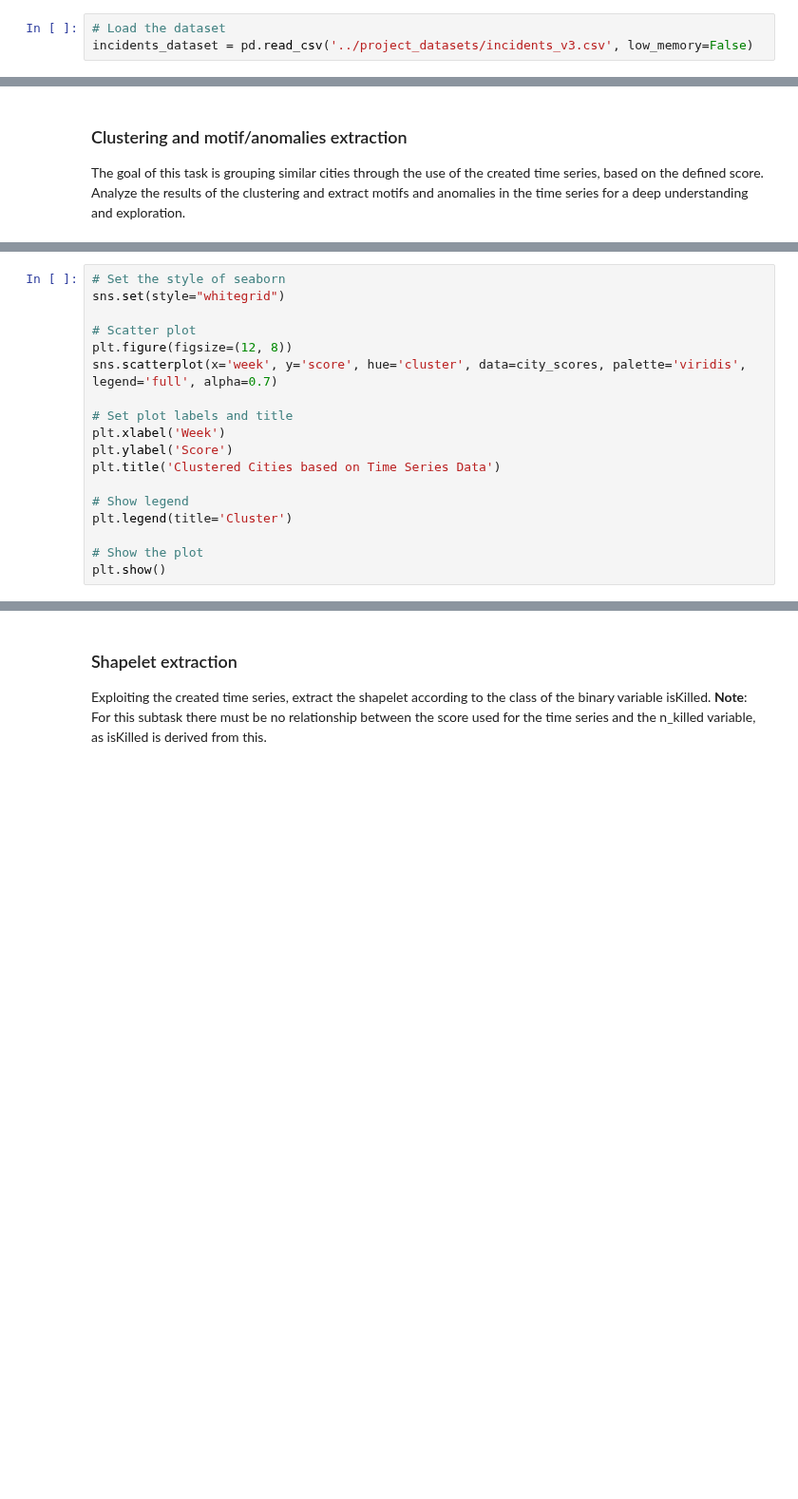
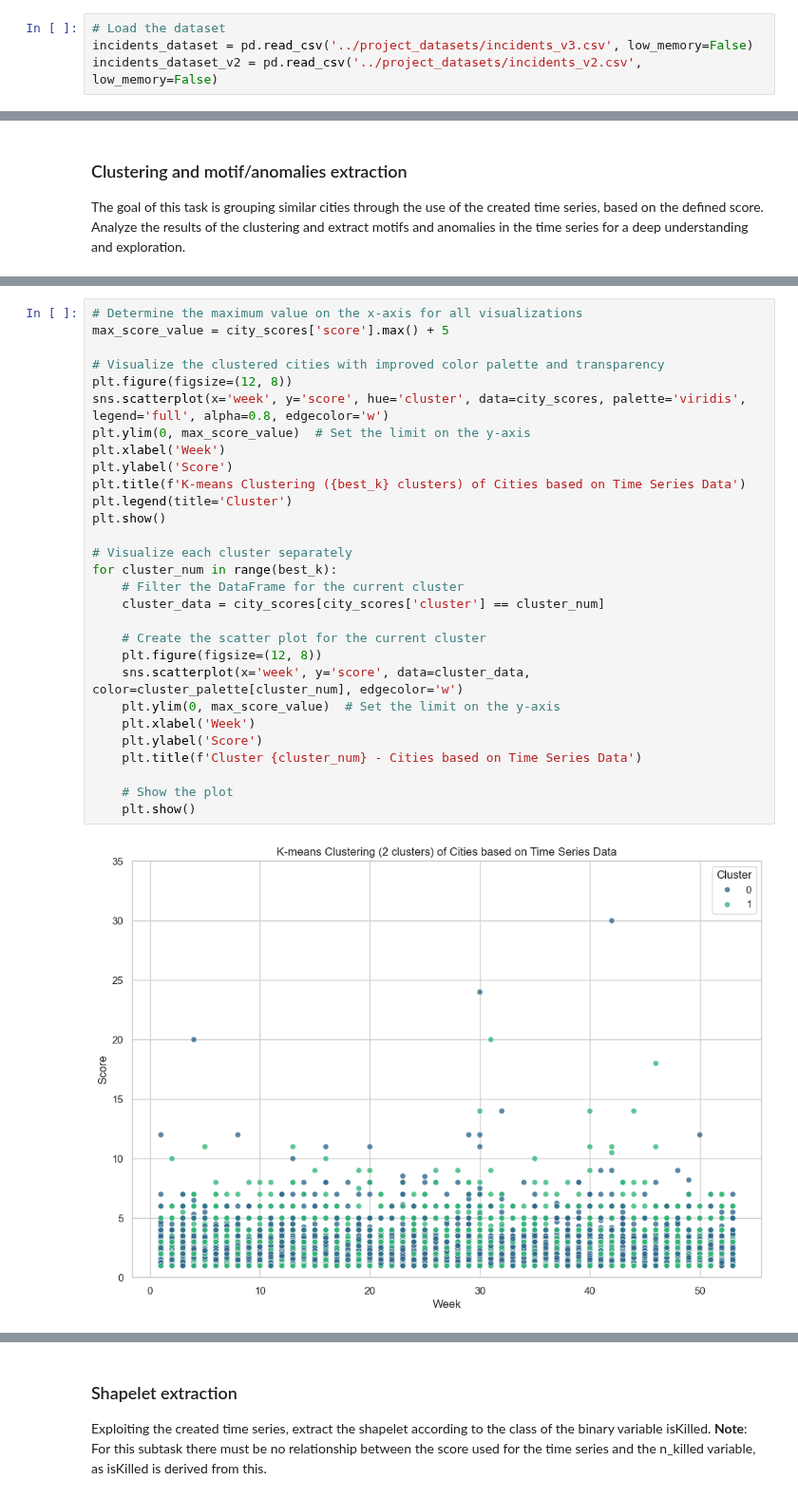
Before and after one commit to Marc2910llv/Gun-Incidents-In-USA-DataMining, a Jupyter notebook: DM_16_TASK4/DM_16_TASK4.ipynb, the cells around one changed output, grey strips where cells are left out. Shown at 95% size. Saved outputs shown, nothing was run; the diff lists cells and outputs as text; blank space fills up the shorter version.

```diff
--- a/DM_16_TASK4/DM_16_TASK4.ipynb
+++ b/DM_16_TASK4/DM_16_TASK4.ipynb
@@ -38,6 +42,7 @@ After importing the required libraries, we will read the datasets that we have e
 # %%
 # Load the dataset
 incidents_dataset = pd.read_csv('../project_datasets/incidents_v3.csv', low_memory=False)
+incidents_dataset_v2 = pd.read_csv('../project_datasets/incidents_v2.csv', low_memory=False)
 # %% [markdown]
 ## Time Series Analysis
 
@@ -171,18 +177,0 @@ print(city_scores)
-# %%
-# Set the style of seaborn
-sns.set(style="whitegrid")
-
-# Scatter plot
-plt.figure(figsize=(12, 8))
-sns.scatterplot(x='week', y='score', hue='cluster', data=city_scores, palette='viridis', legend='full', alpha=0.7)
-
-# Set plot labels and title
-plt.xlabel('Week')
-plt.ylabel('Score')
-plt.title('Clustered Cities based on Time Series Data')
-
-# Show legend
-plt.legend(title='Cluster')
-
-# Show the plot
-plt.show()
@@ -190,0 +182,31 @@ plt.show()
+# %%
+# Determine the maximum value on the x-axis for all visualizations
+max_score_value = city_scores['score'].max() + 5
+
+# Visualize the clustered cities with improved color palette and transparency
+plt.figure(figsize=(12, 8))
+sns.scatterplot(x='week', y='score', hue='cluster', data=city_scores, palette='viridis', legend='full', alpha=0.8, edgecolor='w')
+plt.ylim(0, max_score_value)  # Set the limit on the y-axis
+plt.xlabel('Week')
+plt.ylabel('Score')
+plt.title(f'K-means Clustering ({best_k} clusters) of Cities based on Time Series Data')
+plt.legend(title='Cluster')
+plt.show()
+
+# Visualize each cluster separately
+for cluster_num in range(best_k):
+    # Filter the DataFrame for the current cluster
+    cluster_data = city_scores[city_scores['cluster'] == cluster_num]
+
+    # Create the scatter plot for the current cluster
+    plt.figure(figsize=(12, 8))
+    sns.scatterplot(x='week', y='score', data=cluster_data, color=cluster_palette[cluster_num], edgecolor='w')
+    plt.ylim(0, max_score_value)  # Set the limit on the y-axis
+    plt.xlabel('Week')
+    plt.ylabel('Score')
+    plt.title(f'Cluster {cluster_num} - Cities based on Time Series Data')
+
+    # Show the plot
+    plt.show()
+# %% [output]
+[figure, added]
```
Also changed, not shown: parts of 18 cells of this notebook, 5 other files.
